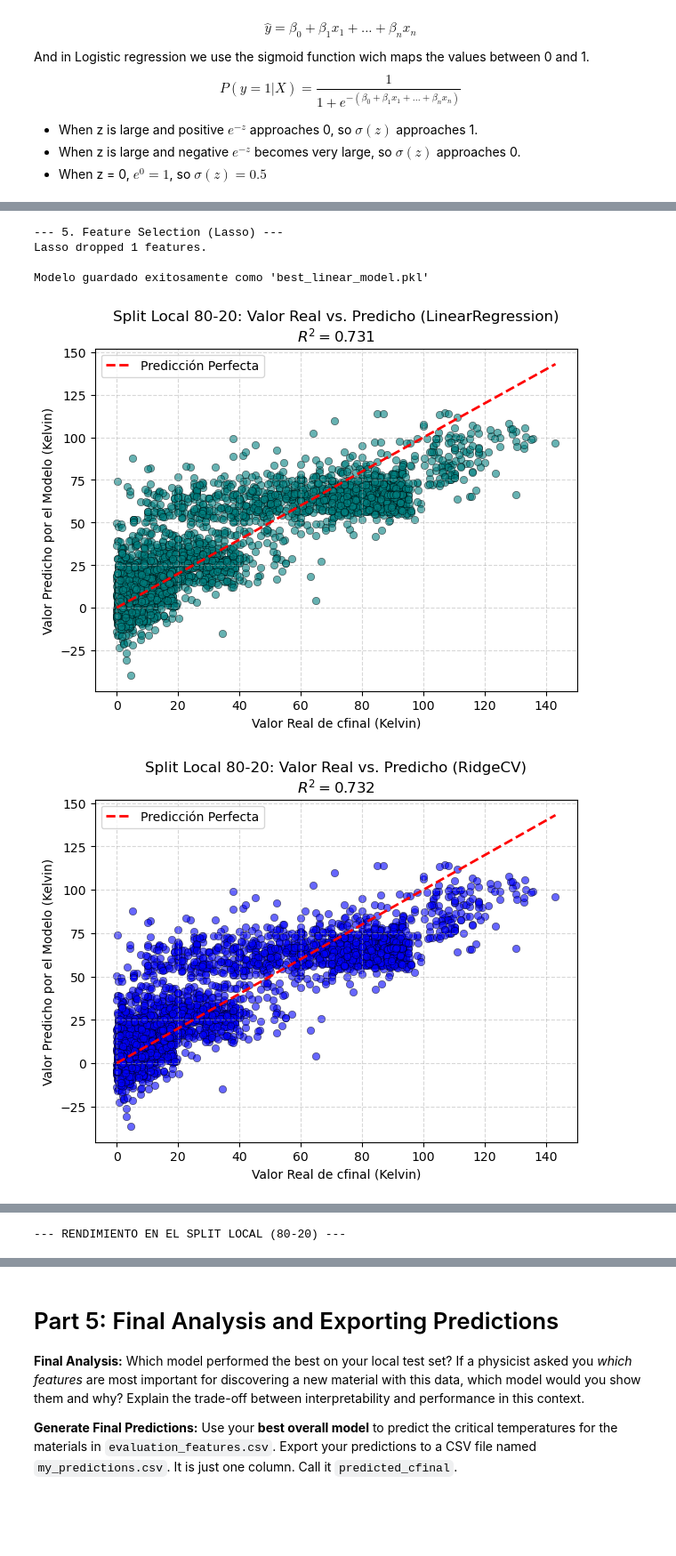
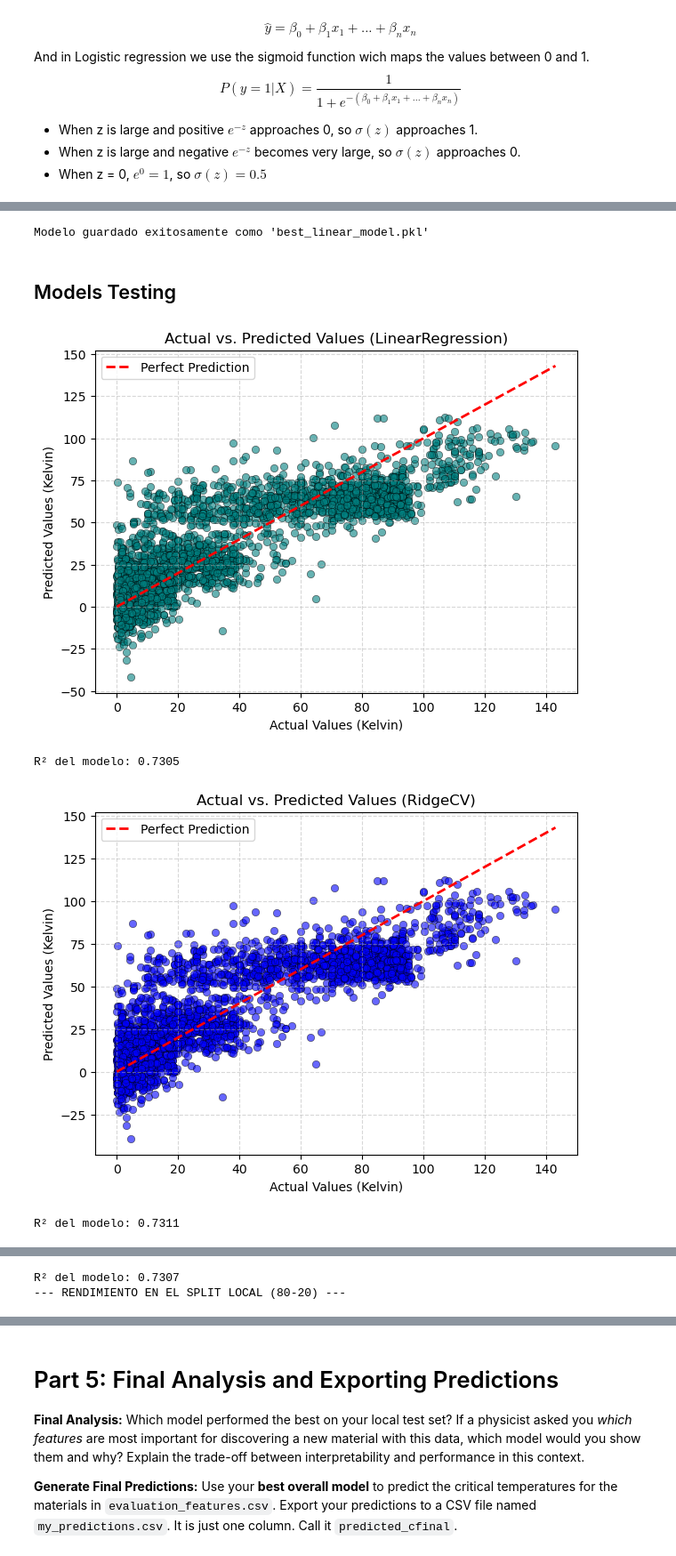
Before and after one commit to AlejoProjects/ML_project_part_1, a Jupyter notebook: SubmissionTemplate.ipynb, the cells around one changed output, grey strips where cells are left out. Shown at 89% size. Saved outputs shown, nothing was run; the diff lists cells and outputs as text; code cells hidden in the pictures; blank space fills up the shorter version.

```diff
--- a/SubmissionTemplate.ipynb
+++ b/SubmissionTemplate.ipynb
@@ -173,40 +172,15 @@ import pandas as pd
 import seaborn as sns
 import matplotlib.pyplot as plt
 from sklearn.model_selection import train_test_split
-
 #Alternative iterative imputation
-#X_imputed,Y = f.iterative_imputation(dvalues, 'cfinal')
+#X_imputed,Y = tr.iterative_imputation(dvalues, 'cfinal')
 #X_train,X_test,Y_train,Y_test = train_test_split(X_imputed,Y, test_size=0.2, random_state=42)
 
 X = dvalues.drop('cfinal', axis=1)
 Y = dvalues['cfinal']
-corr_matrix_full = dvalues.corr()
-# Volvemos a hacer el split local para asegurar consistencia
 X_train, X_test, Y_train, Y_test = train_test_split(X, Y, test_size=0.2, random_state=42)
 # Filtrado por correlación estricto (utilizando solo el Train Set)
-train_combined = X_train.copy()
-train_combined['cfinal'] = Y_train
-target_corr = train_combined.corr()['cfinal'].drop('cfinal')
-threshold = 0.05
-features_to_use = list(target_corr[abs(target_corr) >= threshold].index)
-#Usamos las dimensiones filtradas para crear los nuevos conjuntos de entrenamiento y prueba
-X_train_filtered = X_train[features_to_use]
-X_test_filtered = X_test[features_to_use]
-
-print(f"\nAfter correlation filtering:")
-print(f"Features remaining: {X_train_filtered.shape[1]}")
-print(f"Training set shape: {X_train_filtered.shape}")
-print(f"Testing set shape:  {X_test_filtered.shape}")
-
-plt.figure(figsize=(15, 10))
-keep_cols = list(features_to_use) + ['cfinal']
-sns.heatmap(corr_matrix_full.loc[keep_cols, keep_cols],
-            annot=False,
-            cmap='coolwarm',
-            fmt=".2f")
-plt.title(f'Correlation Matrix of Selected Features (Absolute Correlation >= {threshold})')
-plt.tight_layout()
-plt.show()
+X_train_filtered,X_test_filtered,features_to_use = tr.filter_colls_corr(dvalues,X_train,X_test,Y_train,threshold=0.05)
 # %% [output]
 After correlation filtering:
 Features remaining: 81
@@ -216,10 +190,9 @@ Testing set shape:  (3402, 81)
 # %% [markdown]
 ## 1.5) Scaling the features
 # %%
-from sklearn.preprocessing import StandardScaler
-scaler_final = StandardScaler()
-X_train_scaled = scaler_final.fit_transform(X_train_filtered)
-X_test_scaled = scaler_final.transform(X_test_filtered)
+
+X_train_scaled = tr.scale_data(X_train_filtered)
+X_test_scaled = tr.scale_data(X_test_filtered)
 # %% [markdown]
 # Part 2: Conceptual Questions & Model Selection
 
@@ -394,34 +346,21 @@ Top 5 largest coefficients (Ridge):
 # %%
-print("--- 5. Feature Selection (Lasso) ---")
-dropped_features = coef_df[coef_df['Lasso_Coef'] == 0]['Feature'].tolist()
-print(f"Lasso dropped {len(dropped_features)} features.")
-for feature in ['ril', 'msqv']:
-    if feature in coef_df['Feature'].values:
-        val = coef_df.loc[coef_df['Feature'] == feature, 'Lasso_Coef'].values[0]
-        if val == 0:
-            print(f"-> {feature} fue eliminada (coef = 0). Físicamente, esto sugiere que no tiene poder predictivo o es redundante para predecir la temperatura crítica.")
-        else:
-            print(f"-> {feature} se mantuvo con un coeficiente de {val:.4f}.")
 
-# ==========================================
-# 6. Save Best Linear Model
-# ==========================================
-# Asumiendo que el mejor fue Ridge basándonos en tu prueba preliminar
+
 best_model = r_model
 joblib.dump(best_model, 'best_linear_model.pkl')
 print("\nModelo guardado exitosamente como 'best_linear_model.pkl'")
-#model testing
 # %% [output]
---- 5. Feature Selection (Lasso) ---
-Lasso dropped 1 features.
-
 Modelo guardado exitosamente como 'best_linear_model.pkl'
+# %% [markdown]
+## Models Testing
 # %%
-f.simple_testing(u_model, X_test_scaled, Y_test, color_used='teal')
-f.simple_testing(r_model, X_test_scaled, Y_test, color_used='blue')
-f.simple_testing(l_model, X_test_scaled, Y_test, color_used='green')
+tf.simple_testing(u_model, X_test_scaled, Y_test, cu='teal')
+tf.simple_testing(r_model, X_test_scaled, Y_test, cu='blue')
+tf.simple_testing(l_model, X_test_scaled, Y_test, cu='green')
 models = {'OLS Linear': u_model, 'Ridge (L2)': r_model, 'Lasso (L1)': l_model}
-f.multiple_model_diagnostics(models, X_test_scaled, Y_test)
+dv.multiple_model_diagnostics(models, X_test_scaled, Y_test)
 # %% [output]
-[figure, old version]
+[figure, new version]
+R² del modelo: 0.7305
-[figure, old version]
+[figure, new version]
+R² del modelo: 0.7311
@@ -429,4 +368,5 @@ f.multiple_model_diagnostics(models, X_test_scaled, Y_test)
---- RENDIMIENTO EN EL SPLIT LOCAL (80-20) ---
+R² del modelo: 0.7307
+--- RENDIMIENTO EN EL SPLIT LOCAL (80-20) ---
 [figure]
 # %%
 print("\n--- Procesando archivo de evaluación real ---")
```
Also changed, not shown: parts of 29 cells of this notebook.
